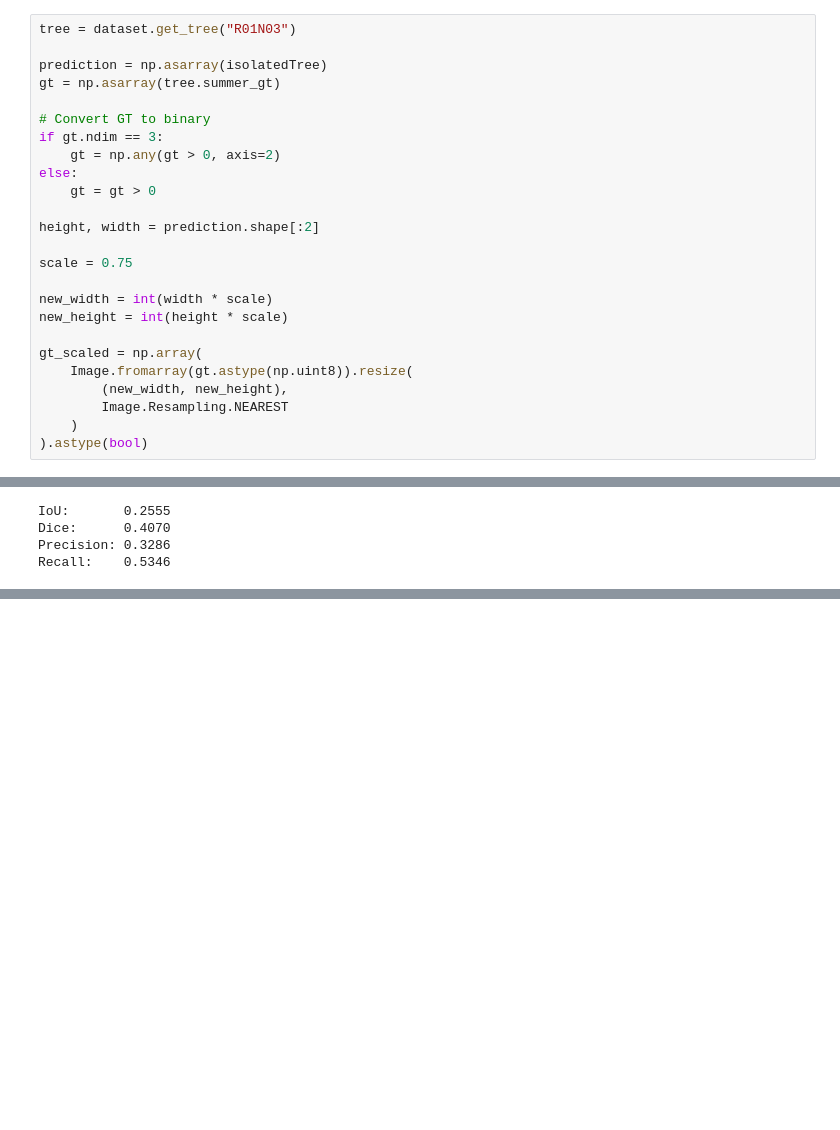
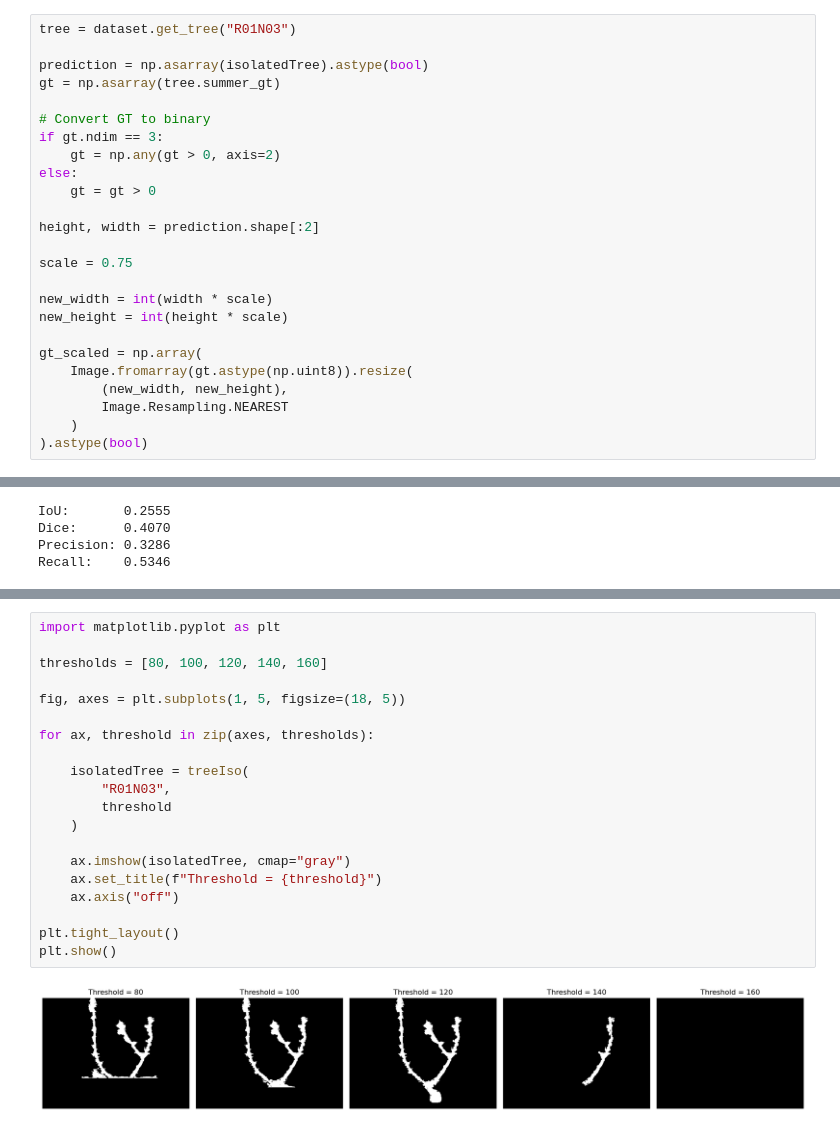
Before and after one commit to David-Hayes747/TreeProject, a Jupyter notebook: notebooks/03_result_comparison.ipynb, the cells around one changed output, grey strips where cells are left out. Saved outputs shown, nothing was run; the diff lists cells and outputs as text; blank space fills up the shorter version.

```diff
--- a/notebooks/03_result_comparison.ipynb
+++ b/notebooks/03_result_comparison.ipynb
@@ -337,7 +331,7 @@ def find_v_junction(mask, min_gap=20, min_height=40, min_width=3):
 # %%
 tree = dataset.get_tree("R01N03")
 
-prediction = np.asarray(isolatedTree)
+prediction = np.asarray(isolatedTree).astype(bool)
 gt = np.asarray(tree.summer_gt)
 
 # Convert GT to binary
@@ -540,0 +577,22 @@ Recall:    0.5346
+# %%
+import matplotlib.pyplot as plt
+
+thresholds = [80, 100, 120, 140, 160]
+
+fig, axes = plt.subplots(1, 5, figsize=(18, 5))
+
+for ax, threshold in zip(axes, thresholds):
+
+    isolatedTree = treeIso(
+        "R01N03",
+        threshold
+    )
+
+    ax.imshow(isolatedTree, cmap="gray")
+    ax.set_title(f"Threshold = {threshold}")
+    ax.axis("off")
+
+plt.tight_layout()
+plt.show()
+# %% [output]
+[figure, added]
```
Also changed, not shown: parts of 7 cells of this notebook, 5 other files.
